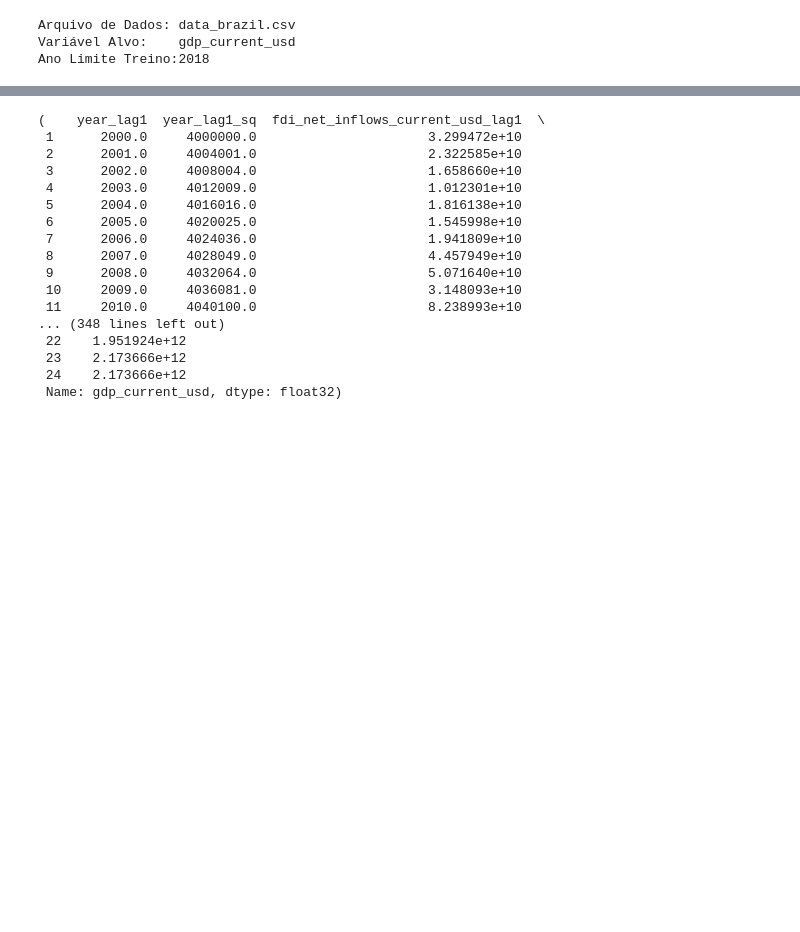
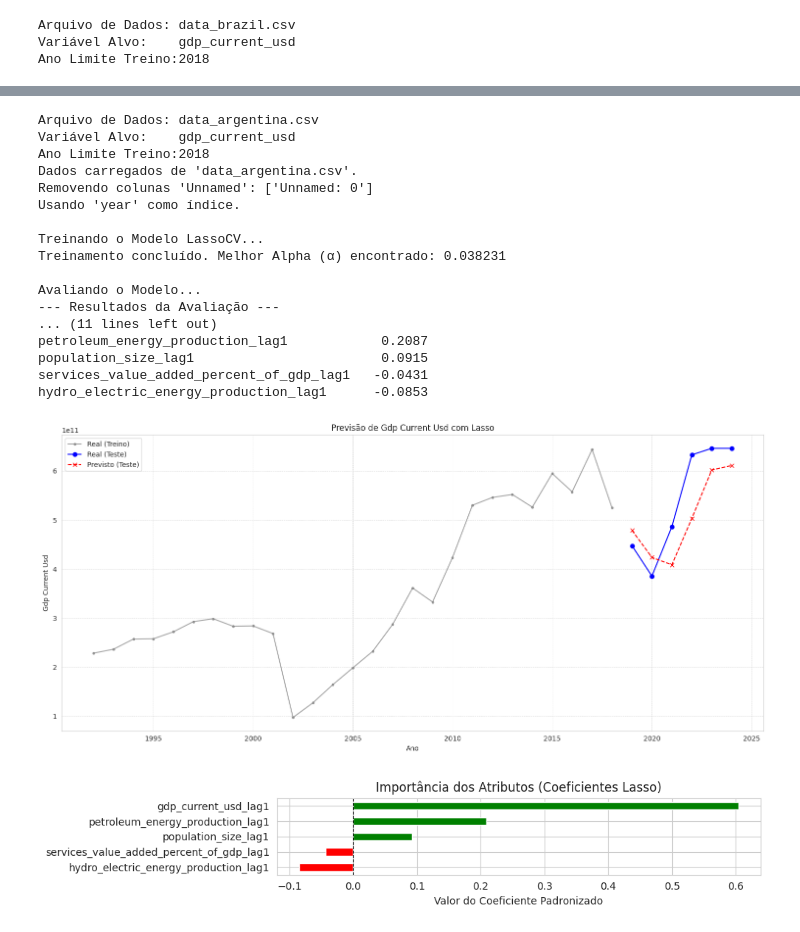
Before and after one commit to ptonso/ml-macro, a Jupyter notebook: lag_regression.ipynb, the cells around one changed output, grey strips where cells are left out. Cells and saved outputs as stored; diff of their text form; code cells hidden in the pictures; blank space fills up the shorter version.

```diff
--- a/lag_regression.ipynb
+++ b/lag_regression.ipynb
@@ -586,22 +708,2 @@ Associações encontradas pelo modelo (na escala padronizada):
 # %%
 data_brazil = mml.engineer_features( data_brazil, 'gdp_current_usd' )
-# %%
-data_brazil
-# %% [output]
-(    year_lag1  year_lag1_sq  fdi_net_inflows_current_usd_lag1  \
- 1      2000.0     4000000.0                      3.299472e+10
- 2      2001.0     4004001.0                      2.322585e+10
- 3      2002.0     4008004.0                      1.658660e+10
- 4      2003.0     4012009.0                      1.012301e+10
- 5      2004.0     4016016.0                      1.816138e+10
- 6      2005.0     4020025.0                      1.545998e+10
- 7      2006.0     4024036.0                      1.941809e+10
- 8      2007.0     4028049.0                      4.457949e+10
- 9      2008.0     4032064.0                      5.071640e+10
- 10     2009.0     4036081.0                      3.148093e+10
- 11     2010.0     4040100.0                      8.238993e+10
-... (348 lines left out)
- 22    1.951924e+12
- 23    2.173666e+12
- 24    2.173666e+12
- Name: gdp_current_usd, dtype: float32)
@@ -607,0 +714,47 @@ data_brazil
+# %%
+FILE_PATH = 'data_argentina.csv'
+TARGET_VARIABLE = 'gdp_current_usd' # <--- ESCOLHA A COLUNA QUE VOCÊ QUER PREVER!
+TRAIN_LIMIT_YEAR = 2018
+LASSO_PARAMS = {'cv': 5, 'max_iter': 100000, 'n_jobs': -1, 'tol': 0.001, 'n_alphas': 10000}
+
+print(f"Arquivo de Dados: {FILE_PATH}")
+print(f"Variável Alvo:    {TARGET_VARIABLE}")
+print(f"Ano Limite Treino:{TRAIN_LIMIT_YEAR}")
+
+data = mml.load_and_prepare_data(FILE_PATH)
+X, y = mml.engineer_features(data, TARGET_VARIABLE)
+
+# 3. Divisão e Normalização (só continua se X, y foram criados)
+
+split_result = mml.split_and_scale_data(X, y, TRAIN_LIMIT_YEAR)
+
+# 4. Treinamento (só continua se a divisão funcionou)
+(X_train_s, X_test_s, y_train_s, y_test_s,
+ y_train, y_test, x_scaler, y_scaler) = mml.split_and_scale_data(X, y, TRAIN_LIMIT_YEAR)
+model = mml.train_lasso_model(X_train_s, y_train_s, **LASSO_PARAMS)
+
+# 5. Avaliação
+y_pred, metrics = mml.evaluate_model(model, X_test_s, y_test, y_test_s, y_scaler)# 6. Visualização e Coeficientes
+mml.display_coefficients(model, X.columns)
+mml.plot_predictions(y_train, y_test, y_pred, TARGET_VARIABLE)
+mml.plot_coefficients(model, X.columns)
+# %% [output]
+Arquivo de Dados: data_argentina.csv
+Variável Alvo:    gdp_current_usd
+Ano Limite Treino:2018
+Dados carregados de 'data_argentina.csv'.
+Removendo colunas 'Unnamed': ['Unnamed: 0']
+Usando 'year' como índice.
+
+Treinando o Modelo LassoCV...
+Treinamento concluído. Melhor Alpha (α) encontrado: 0.038231
+
+Avaliando o Modelo...
+--- Resultados da Avaliação ---
+... (11 lines left out)
+petroleum_energy_production_lag1            0.2087
+population_size_lag1                        0.0915
+services_value_added_percent_of_gdp_lag1   -0.0431
+hydro_electric_energy_production_lag1      -0.0853
+[figure, added]
+[figure, added]
```
Also changed, not shown: parts of 19 cells of this notebook, 49 other files.
